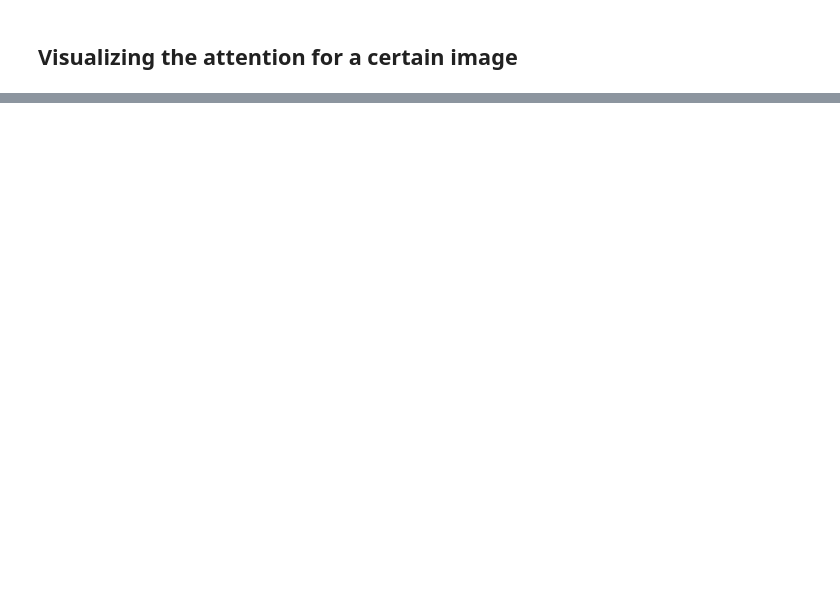
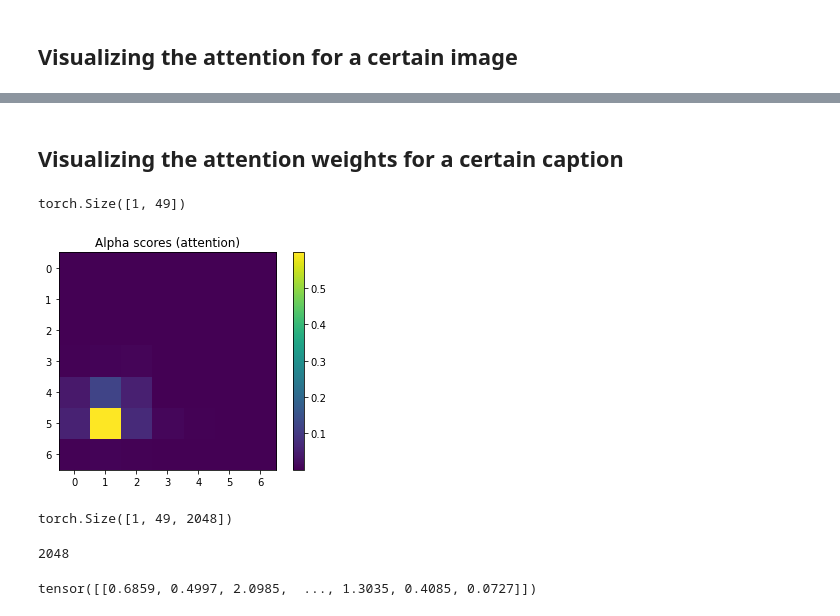
Before and after one commit to DCC-UAB/Image_Captioning, a Jupyter notebook: SRC/Visualization.ipynb, the cells around one changed output, grey strips where cells are left out. Cells and saved outputs as stored; diff of their text form; code cells hidden in the pictures; blank space fills up the shorter version.

Commit message:
EDA and Visualization notebooks updated

```diff
--- a/SRC/Visualization.ipynb
+++ b/SRC/Visualization.ipynb
@@ -256,0 +252,23 @@ Caption embedded: tensor([   1,    4,    9,    7,  114,    8, 1447,   77,    8,
+# %% [markdown]
+## Visualizing the attention weights for a certain caption
+# %%
+caps, alphas = model.decoder.generate_caption(features, vocab=vocab)
+# %%
+alpha = torch.tensor(alphas[0])
+# %%
+alpha.shape # the first dimension is the number of words of the caption
+# %% [output]
+torch.Size([1, 49])
+# %%
+alpha_values = np.array(alpha[0].tolist())
+matrix = alpha_values.reshape((7, 7))
+plt.imshow(matrix, cmap='viridis')  # You can choose a different colormap if desired
+plt.colorbar()
+plt.title('Alpha scores (attention)')
+plt.show()
+# %% [output]
+[figure, added]
+# %%
+features.shape
+# %% [output]
+torch.Size([1, 49, 2048])
@@ -256,0 +278,8 @@ Caption embedded: tensor([   1,    4,    9,    7,  114,    8, 1447,   77,    8,
+# %%
+len(attention_weights[0])
+# %% [output]
+2048
+# %%
+attention_weights
+# %% [output]
+tensor([[0.6859, 0.4997, 2.0985,  ..., 1.3035, 0.4085, 0.0727]])
```
Also changed, not shown: parts of 35 cells of this notebook.
